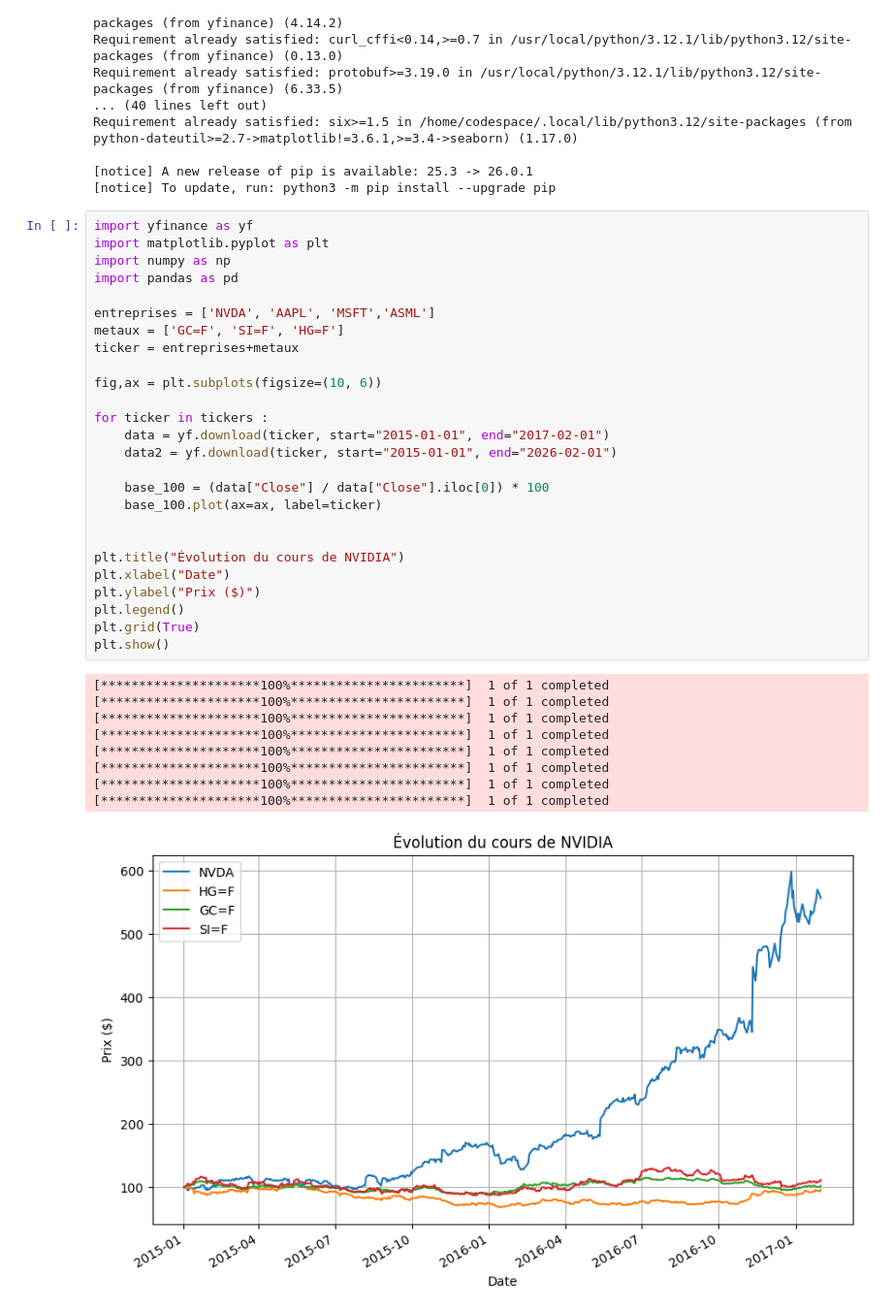
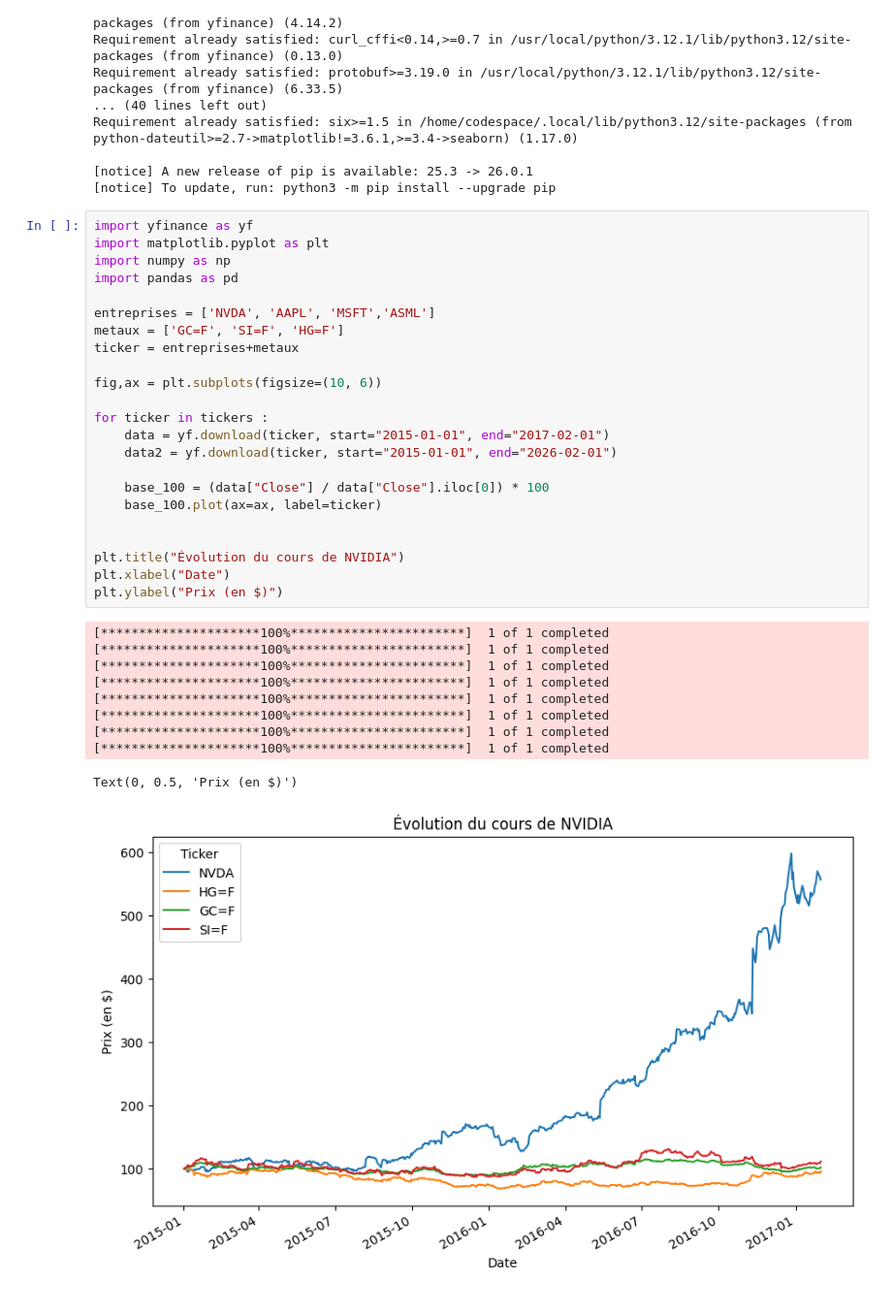
Before and after one commit to c-battaglia/Projet-Audit-Data-Battaglia-La-Mendola-Bernardoff-Bleywas, a Jupyter notebook: SCRIPTS/script.ipynb, the cells around one changed output. Shown at 97% size. Saved outputs shown, nothing was run; the diff lists cells and outputs as text.

```diff
--- a/SCRIPTS/script.ipynb
+++ b/SCRIPTS/script.ipynb
@@ -26,38 +26,36 @@ Requirement already satisfied: six>=1.5 in /home/codespace/.local/lib/python3.12
 import yfinance as yf
 import matplotlib.pyplot as plt
 import numpy as np
 import pandas as pd
 
 entreprises = ['NVDA', 'AAPL', 'MSFT','ASML']
 metaux = ['GC=F', 'SI=F', 'HG=F']
 ticker = entreprises+metaux
 
 fig,ax = plt.subplots(figsize=(10, 6))
 
 for ticker in tickers :
     data = yf.download(ticker, start="2015-01-01", end="2017-02-01")
     data2 = yf.download(ticker, start="2015-01-01", end="2026-02-01")
 
     base_100 = (data["Close"] / data["Close"].iloc[0]) * 100
     base_100.plot(ax=ax, label=ticker)
 
 
 plt.title("Évolution du cours de NVIDIA")
 plt.xlabel("Date")
-plt.ylabel("Prix ($)")
-plt.legend()
-plt.grid(True)
-plt.show()
+plt.ylabel("Prix (en $)")
 # %% [output]
 [*********************100%***********************]  1 of 1 completed
 [*********************100%***********************]  1 of 1 completed
 [*********************100%***********************]  1 of 1 completed
 [*********************100%***********************]  1 of 1 completed
 [*********************100%***********************]  1 of 1 completed
 [*********************100%***********************]  1 of 1 completed
 [*********************100%***********************]  1 of 1 completed
 [*********************100%***********************]  1 of 1 completed
+Text(0, 0.5, 'Prix (en $)')
-[figure, old version]
+[figure, new version]
 # %%
 entreprises = ['NVDA', 'AAPL', 'MSFT','ASML']
 metaux = ['GC=F', 'SI=F', 'HG=F']
```
Also changed, not shown: parts of 17 cells of this notebook.
